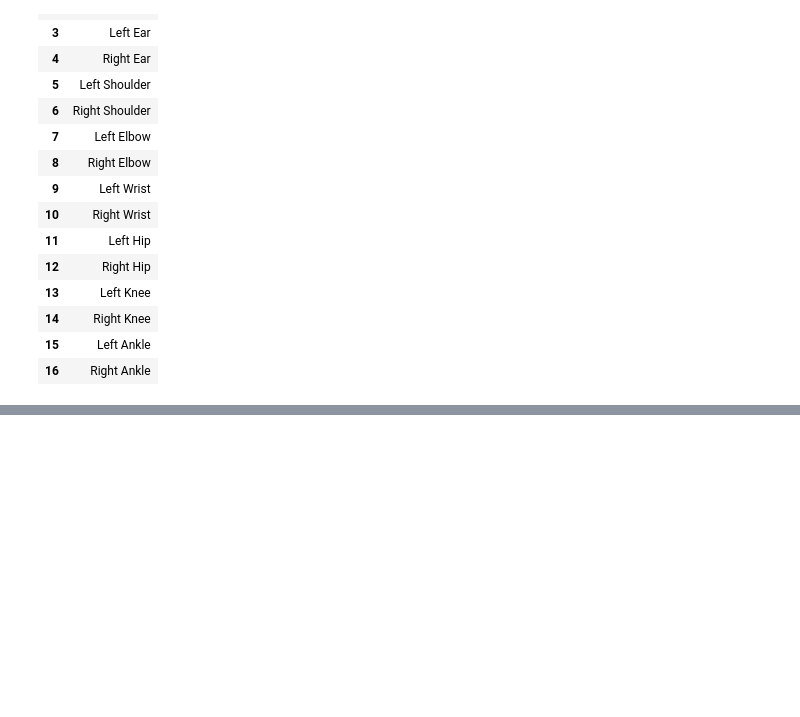
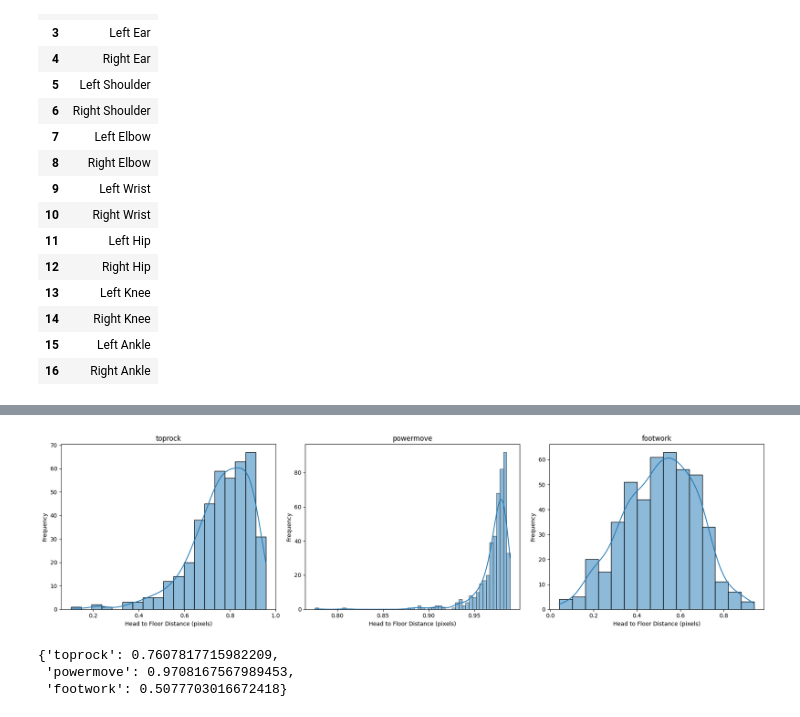
Before and after one commit to sarahaptumich/capstone, a Jupyter notebook: Brace_angles.ipynb, the cells around one changed output, grey strips where cells are left out. Cells and saved outputs as stored; diff of their text form; code cells hidden in the pictures; blank space fills up the shorter version.

```diff
--- a/Brace_angles.ipynb
+++ b/Brace_angles.ipynb
@@ -118,0 +135,12 @@ NameError: name 'np' is not defined
+# %%
+head_to_floor_distances = extract_head_to_floor_distances(flattened_clips, encoded_categories, category_to_int)
+plot_head_to_floor_histograms(head_to_floor_distances)
+# %% [output]
+[figure, added]
+# %%
+head_dist= calculate_mean_distance(head_to_floor_distances)
+head_dist
+# %% [output]
+{'toprock': 0.7607817715982209,
+ 'powermove': 0.9708167567989453,
+ 'footwork': 0.5077703016672418}
```
Also changed, not shown: parts of 10 cells of this notebook.
